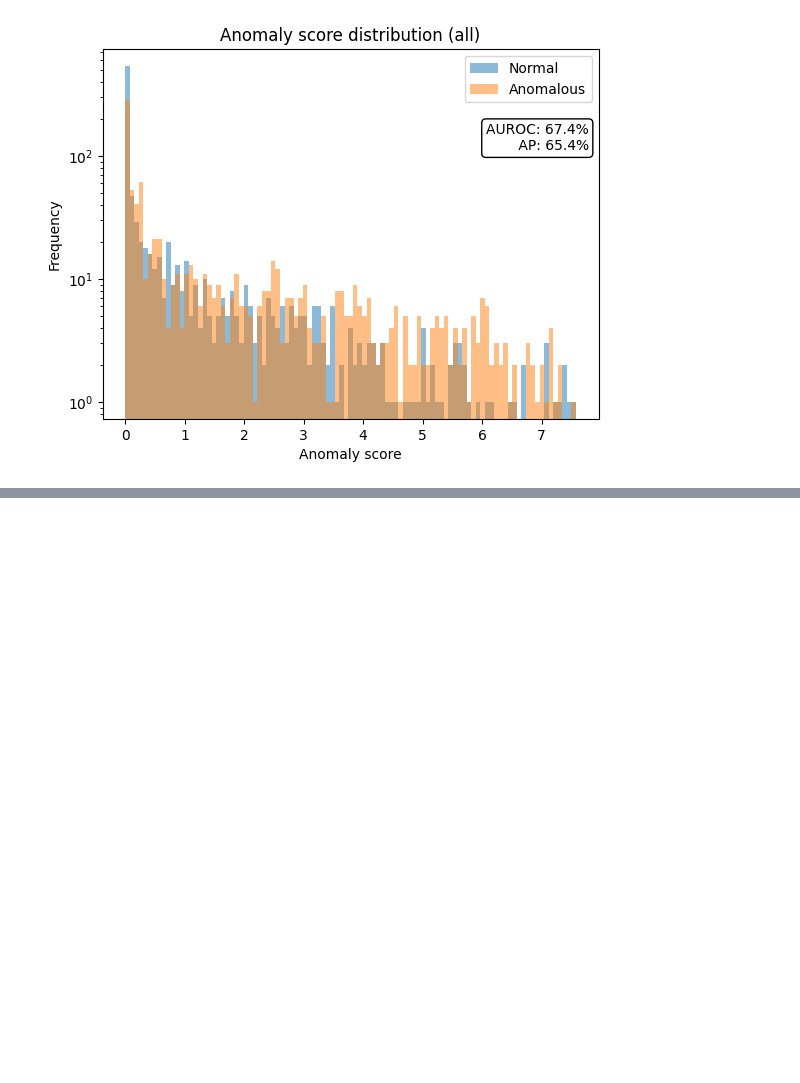
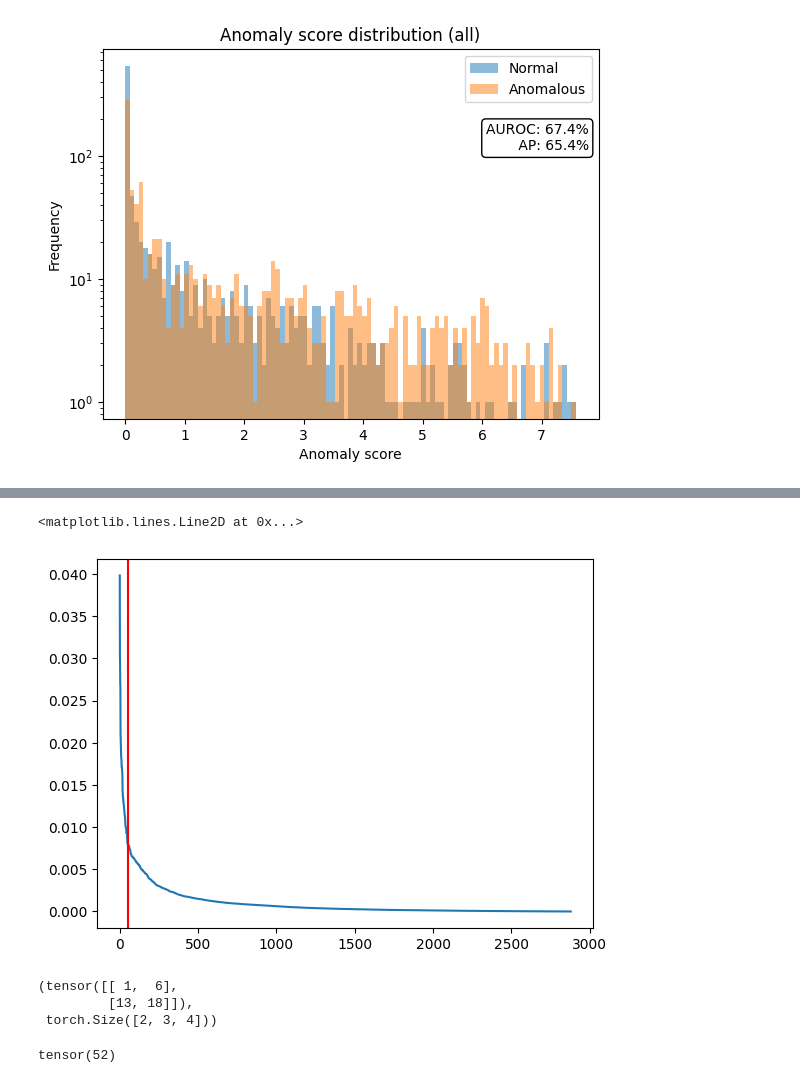
Before and after one commit to oliveradk/elk-experiments, a Jupyter notebook: notebooks/auto_circuit_eap_mahalanobis.ipynb, the cells around one changed output, grey strips where cells are left out. Cells and saved outputs as stored; diff of their text form; code cells hidden in the pictures; blank space fills up the shorter version.

Commit message:
mask and threshold eap scores

```diff
--- a/notebooks/auto_circuit_eap_mahalanobis.ipynb
+++ b/notebooks/auto_circuit_eap_mahalanobis.ipynb
@@ -14,6 +15,9 @@ model_name = "pythia-70m"
 device = "cpu"
 
 task = get_task_subset(tasks.tiny_natural_mechanisms(task_name, device, model_name), 2048, 1024, 1024)
+set_model(task.model)
+effect_tokens = torch.tensor(get_effect_tokens(task_name, task.model))
+other_tokens = inverse_tokens(effect_tokens, task.model.tokenizer.vocab_size)
 # %% [output]
 Loaded pretrained model attn-only-1l into HookedTransformer
 Moving model to device:  cpu
@@ -64,0 +141,46 @@ To disable this warning, you can either:
+# %%
+# aggregate
+prune_scores_all = {
+    dest_module: torch.cat(scores, dim=0)
+    for dest_module, scores in prune_scores.items()
+}
+
+prune_scores_mean = {
+    dest_module: scores.mean(dim=0)
+    for dest_module, scores in prune_scores_all.items()
+}
+
+# flatten, sort, find the knee
+prune_scores_flat = torch.cat([scores.flatten() for scores in prune_scores_mean.values()])
+prune_scores_abs = torch.abs(prune_scores_flat)
+prune_scores_sorted, _ = torch.sort(prune_scores_abs, descending=True)
+# %%
+# use kneedle to find threshold
+kneedle = KneeLocator(
+    np.arange(len(prune_scores_sorted)),
+    prune_scores_sorted.numpy(),
+    S=1.0,
+    curve="convex",
+    direction="decreasing",
+    interp_method="polynomial"
+)
+
+threshold = prune_scores_sorted[kneedle.knee]
+# %%
+# plot
+import matplotlib.pyplot as plt
+plt.plot(prune_scores_sorted.cpu().numpy())
+plt.axvline(kneedle.knee, color="red")
+# %% [output]
+<matplotlib.lines.Line2D at 0x...>
+[figure, added]
+# %%
+x = torch.arange(24).reshape(2, 3, 4)
+mask = torch.zeros((3,4))
+mask[0, 1] = 1
+mask[1, 2] = 1
+x[:, mask.bool()], (x * mask.unsqueeze(0)).shape
+# %% [output]
+(tensor([[ 1,  6],
+         [13, 18]]),
+ torch.Size([2, 3, 4]))
@@ -64,0 +196,5 @@ To disable this warning, you can either:
+# %%
+total_edges = sum([mask.sum() for mask in mask_dict.values()])
+total_edges
+# %% [output]
+tensor(52)
```
Also changed, not shown: parts of 10 cells of this notebook.
